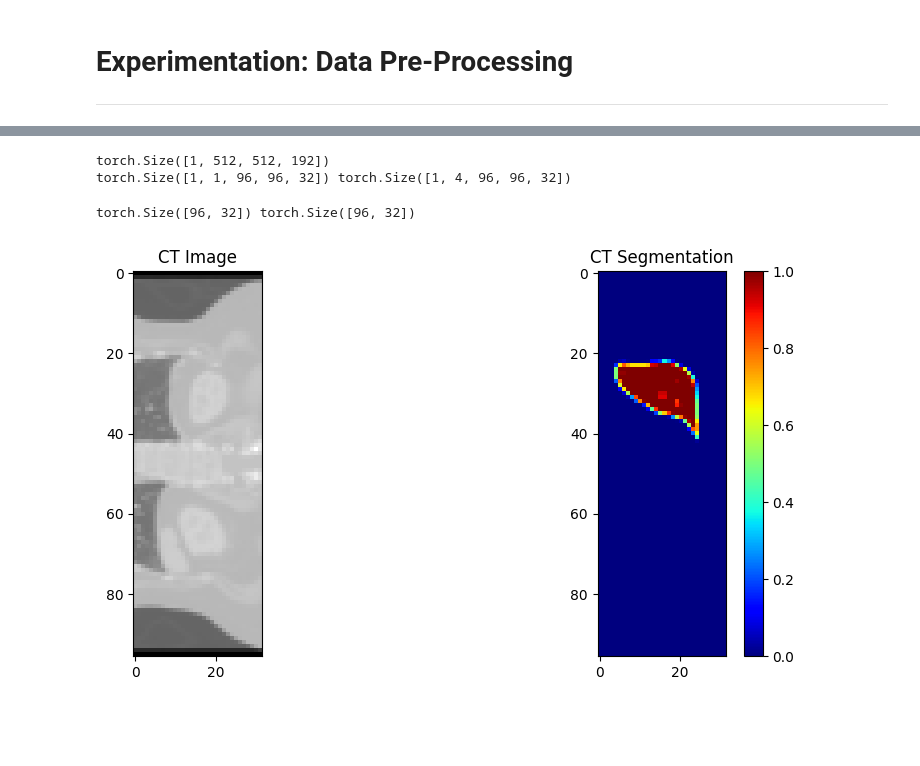
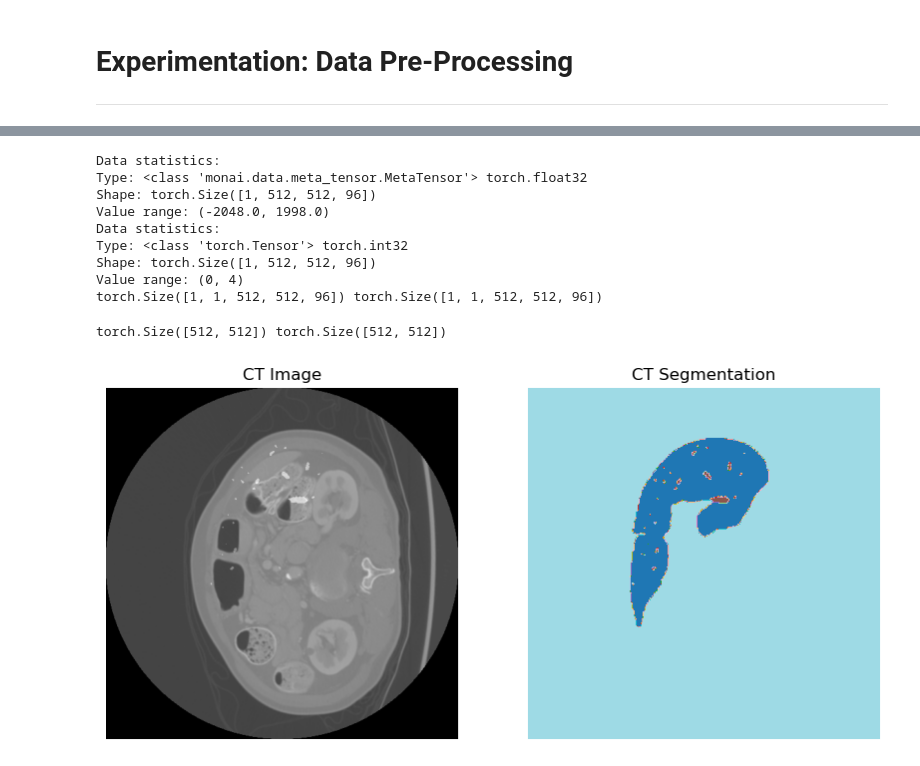
Before and after one commit to LucianoDeben/5ARIP10-ITP-T3G3, a Jupyter notebook: notebooks/preprocessing.ipynb, the cells around one changed output, grey strips where cells are left out. Saved outputs shown, nothing was run; the diff lists cells and outputs as text; code cells hidden in the pictures; blank space fills up the shorter version.

```diff
--- a/notebooks/preprocessing.ipynb
+++ b/notebooks/preprocessing.ipynb
@@ -37,7 +37,7 @@ For details about installing the optional dependencies, please visit:
 cuda:0
 # %%
 # Get transforms
-transform = get_transforms()
+transform = get_transforms(contrast_value=1000)
 
 # Get datasets
 train_ds, val_ds = get_datasets(root_dir="../data", collection="HCC-TACE-Seg", transform=transform, download= False, val_frac=0.2)
@@ -75,27 +60,35 @@ image, seg = batch["image"], batch["seg"]
 
 print(image.shape, seg.shape)
 # %% [output]
-torch.Size([1, 512, 512, 192])
-torch.Size([1, 1, 96, 96, 32]) torch.Size([1, 4, 96, 96, 32])
+Data statistics:
+Type: <class 'monai.data.meta_tensor.MetaTensor'> torch.float32
+Shape: torch.Size([1, 512, 512, 96])
+Value range: (-2048.0, 1998.0)
+Data statistics:
+Type: <class 'torch.Tensor'> torch.int32
+Shape: torch.Size([1, 512, 512, 96])
+Value range: (0, 4)
+torch.Size([1, 1, 512, 512, 96]) torch.Size([1, 1, 512, 512, 96])
 # %%
-slice_idx =60
+slice_idx = 60
+
 # Sample a slice from the image
-CT_slice = image[0, 0,  :, slice_idx, :].cpu()
+CT_slice = image[0, 0, :, :, slice_idx].cpu()
 
 # Get the maximum segmentation class for each pixel in the slice
-CT_seg_slice = seg[0,0, slice_idx,:,:].cpu()
+CT_seg_slice = seg[0, 0, :, :, slice_idx].cpu()
 
 print(CT_slice.shape, CT_seg_slice.shape)
 
 # Plot the image and segmentation slice as a subplot
-fig, axes = plt.subplots(1, 2, figsize=(10, 5))
-im = axes[0].imshow(CT_slice, cmap="gray")  # Set color limits to [-125, 225] HU
-axes[0].set_title("CT Image")
-fig.colorbar(im, ax=axes[0])  # Add a colorbar to the CT image
-axes[1].imshow(CT_seg_slice, cmap="jet")
-axes[1].set_title("CT Segmentation")
-plt.colorbar(mappable=axes[1].imshow(CT_seg_slice, cmap='jet'), ax=axes[1])
+fig, ax = plt.subplots(1, 2, figsize=(10, 5))
+ax[0].imshow(CT_slice, cmap="gray")
+ax[0].set_title("CT Image")
+ax[0].axis("off")
+ax[1].imshow(CT_seg_slice, cmap="tab20")
+ax[1].set_title("CT Segmentation")
+ax[1].axis("off")
 plt.show()
 # %% [output]
-torch.Size([96, 32]) torch.Size([96, 32])
+torch.Size([512, 512]) torch.Size([512, 512])
-[figure, old version]
+[figure, new version]
```
Also changed, not shown: parts of 5 cells of this notebook, 7 other files.
